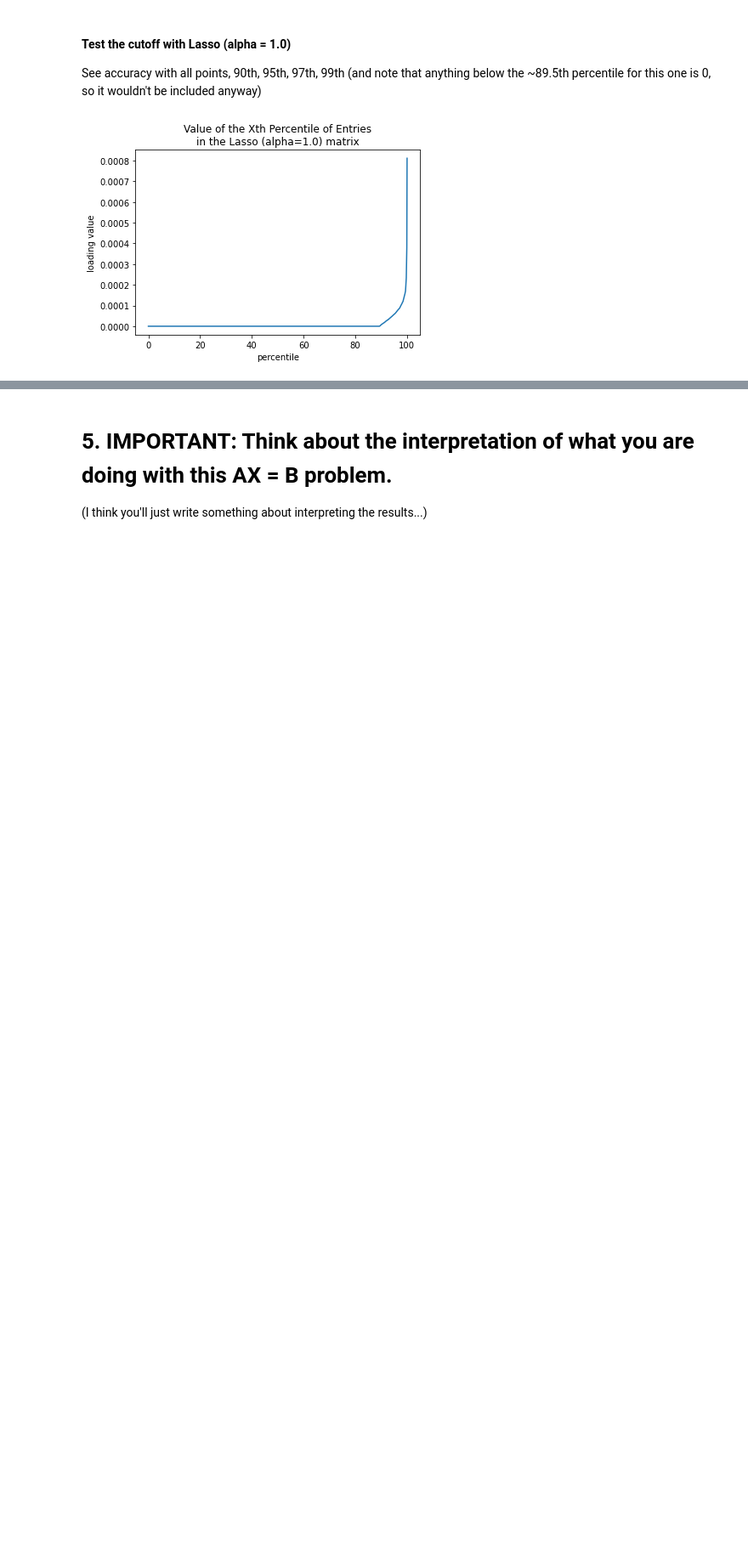
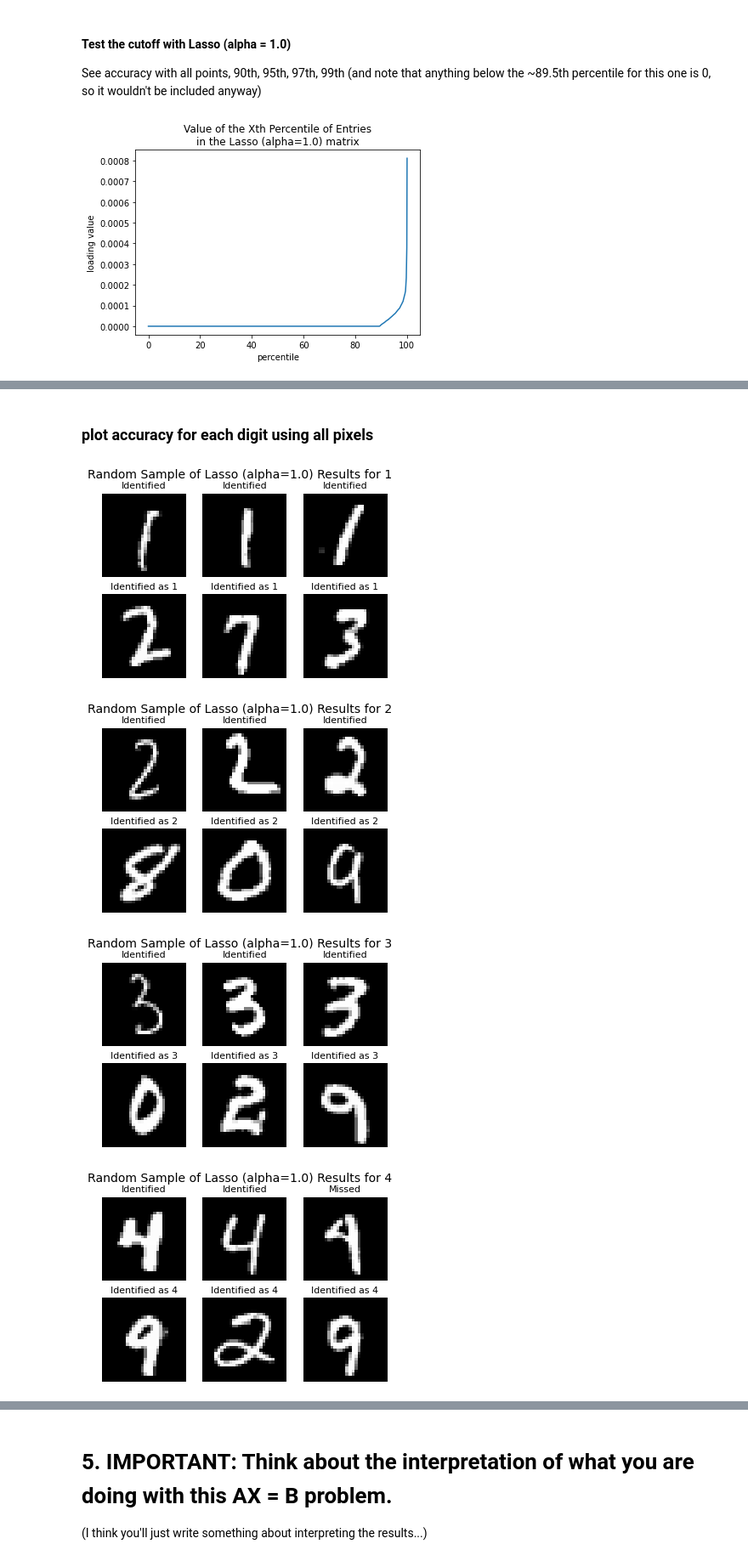
Before and after one commit to jacnugent/amath584, a Jupyter notebook: hw6_regression_and_sparsity/hw6_draft.ipynb, the cells around one changed output, grey strips where cells are left out. Shown at 85% size. Drawn from its saved outputs; the diff is of its cells as text; code cells hidden in the pictures; blank space fills up the shorter version.

Commit message:
finish with first draft - not sure if correct

```diff
--- a/hw6_regression_and_sparsity/hw6_draft.ipynb
+++ b/hw6_regression_and_sparsity/hw6_draft.ipynb
@@ -746,0 +809,69 @@ plt.show()
+# %% [markdown]
+### plot accuracy **for each digit** using all pixels
+# %%
+test_labs_0 = np.where(test_labs == 0, 1, 0)
+test_labs_1 = np.where(test_labs == 1, 1, 0)
+test_labs_2 = np.where(test_labs == 2, 1, 0)
+test_labs_3 = np.where(test_labs == 3, 1, 0)
+test_labs_4 = np.where(test_labs == 4, 1, 0)
+test_labs_5 = np.where(test_labs == 5, 1, 0)
+test_labs_6 = np.where(test_labs == 6, 1, 0)
+test_labs_7 = np.where(test_labs == 7, 1, 0)
+test_labs_8 = np.where(test_labs == 8, 1, 0)
+test_labs_9 = np.where(test_labs == 9, 1, 0)
+
+test_lab_list = [test_labs_1, test_labs_2, test_labs_3, test_labs_4,
+                 test_labs_5, test_labs_6, test_labs_7, test_labs_8,
+                 test_labs_9, test_labs_0]
+# %%
+# plot the first few to see how they look
+
+for j in range(10):
+    if j == 9:
+        num = 0
+    else:
+        num = j+1
+
+    # indices where the picture is of digit #num
+    digit_inds = np.where(test_lab_list[j] == 1)[0]
+    not_digit_inds = np.where(test_lab_list[j] != 1)[0]
+
+    # indices where there is a false positive of digit #num
+    not_digit_inds = np.where(test_lab_list[j] != 1)[0]
+    false_pos_inds = []
+    for n in not_digit_inds:
+        if lasso_digit_labels[j][n] == 1:
+            false_pos_inds.append(n)
+
+    for i in range(3):
+        # randomly select a digit out of the list
+        ind = random.choice(digit_inds)
+
+        ax = plt.subplot(2, 3, i+1)
+        ax.imshow(reshape_pic(test_imgs[ind]), cmap='gray')
+        if lasso_digit_labels[j][ind] == 1:
+            ax.set_title('Identified', fontsize=11)
+        else:
+            ax.set_title('Missed', fontsize=11)
+        ax.axis('off')
+
+    for k in range(3, 6):
+        # randomly select a digit out of the list
+        ind = random.choice(false_pos_inds)
+
+        ax = plt.subplot(2, 3, k+1)
+        ax.imshow(reshape_pic(test_imgs[ind]), cmap='gray')
+        ax.set_title('Identified as {}'.format(num), fontsize=11)
+        ax.axis('off')
+
+    plt.suptitle('Random Sample of Lasso (alpha=1.0) Results for {}'.format(num),
+                 fontsize=14)
+    name = 'ALL_PIXELS_ex_of_correct_and_false_pos_for_{}'.format(num)
+    plt.savefig(save_dir + name, dpi=300, bbox_inches='tight')
+
+    plt.show()
+# %% [output]
+[figure, added]
+[figure, added]
+[figure, added]
+[figure, added]
```
Also changed, not shown: parts of 33 cells of this notebook, 20 other files.
